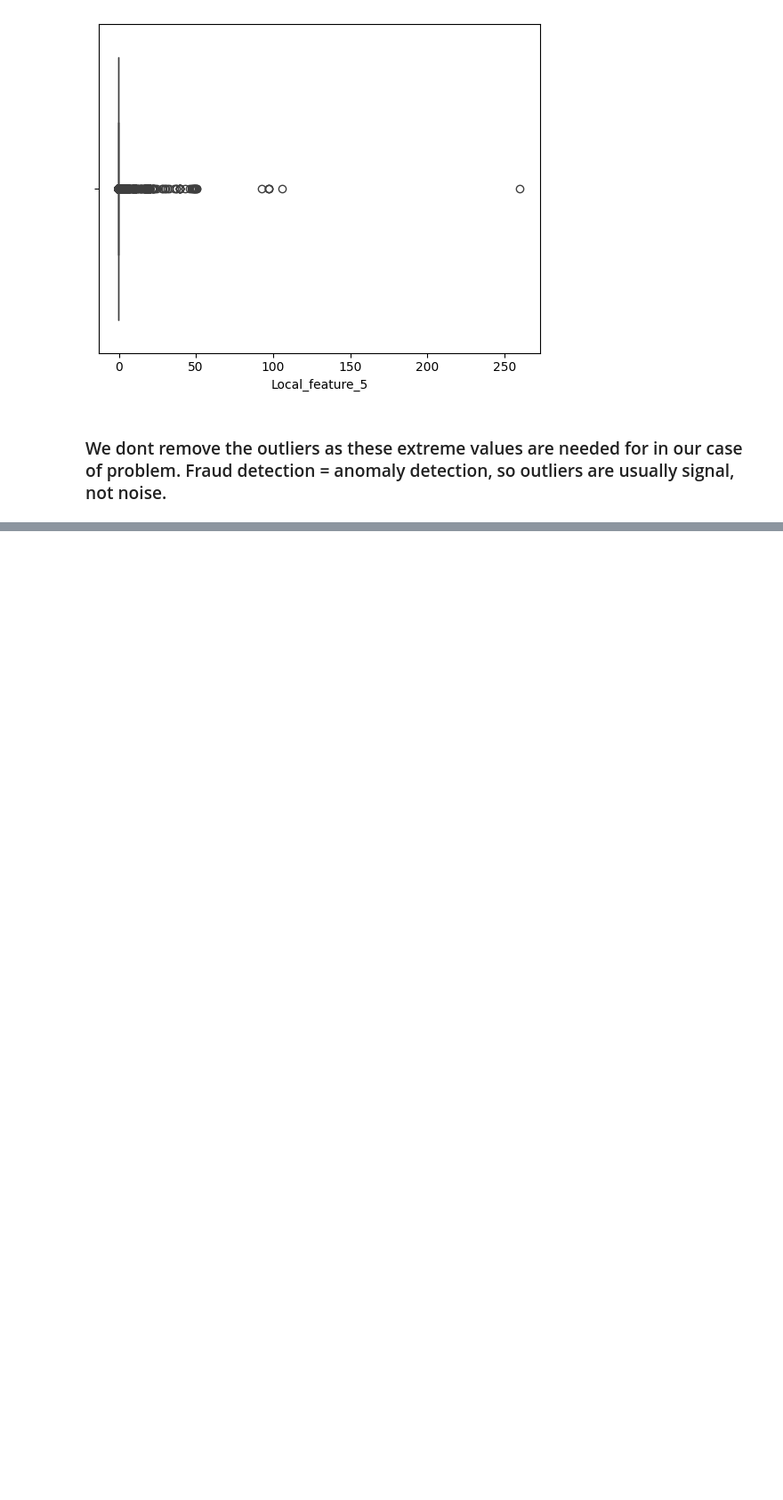
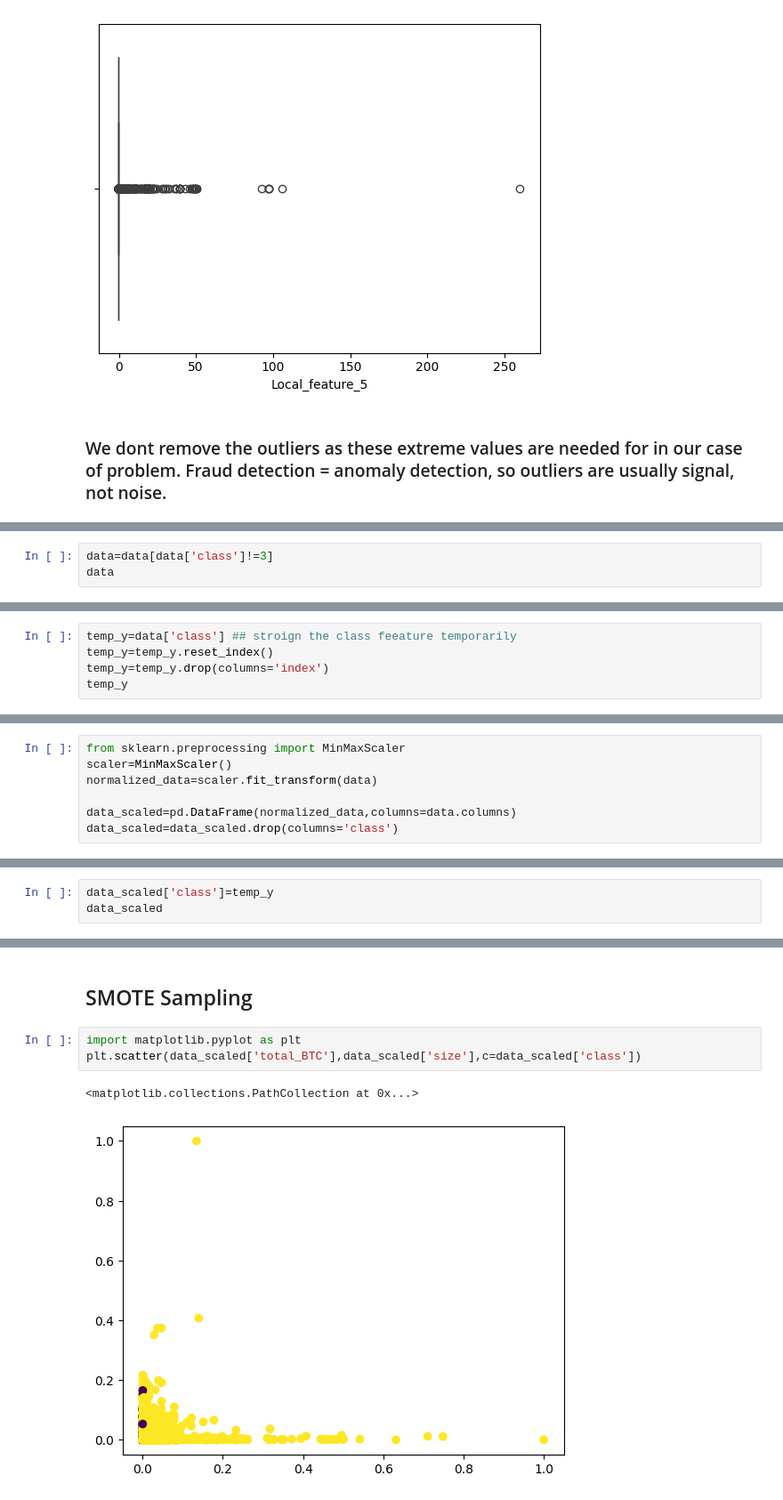
Before and after one commit to jeffreysolomon123/elliptic-illicit-detection, a Jupyter notebook: eda.ipynb, the cells around one changed output, grey strips where cells are left out. Shown at 89% size. Drawn from its saved outputs; the diff is of its cells as text; blank space fills up the shorter version.

```diff
--- a/eda.ipynb
+++ b/eda.ipynb
@@ -179,0 +172,3 @@ for col in numeric_cols[:5]:  # check first 5 features
+# %%
+data=data[data['class']!=3]
+data
@@ -198,0 +213,5 @@ Length: 184, dtype: float64
+# %%
+temp_y=data['class'] ## stroign the class feeature temporarily
+temp_y=temp_y.reset_index()
+temp_y=temp_y.drop(columns='index')
+temp_y
@@ -198,0 +232,7 @@ Length: 184, dtype: float64
+# %%
+from sklearn.preprocessing import MinMaxScaler
+scaler=MinMaxScaler()
+normalized_data=scaler.fit_transform(data)
+
+data_scaled=pd.DataFrame(normalized_data,columns=data.columns)
+data_scaled=data_scaled.drop(columns='class')
@@ -198,0 +259,3 @@ Length: 184, dtype: float64
+# %%
+data_scaled['class']=temp_y
+data_scaled
@@ -198,0 +283,8 @@ Length: 184, dtype: float64
+# %% [markdown]
+## SMOTE Sampling
+# %%
+import matplotlib.pyplot as plt
+plt.scatter(data_scaled['total_BTC'],data_scaled['size'],c=data_scaled['class'])
+# %% [output]
+<matplotlib.collections.PathCollection at 0x...>
+[figure, added]
```
Also changed, not shown: parts of 24 cells of this notebook, 2 other files.
